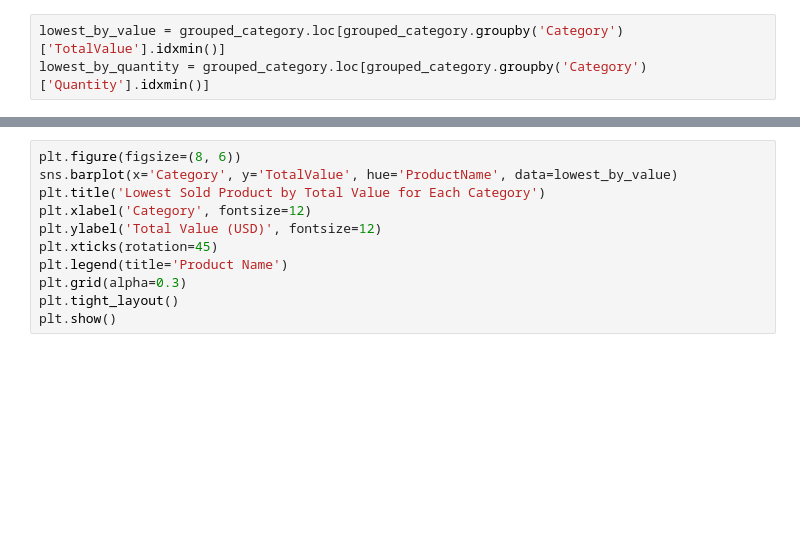
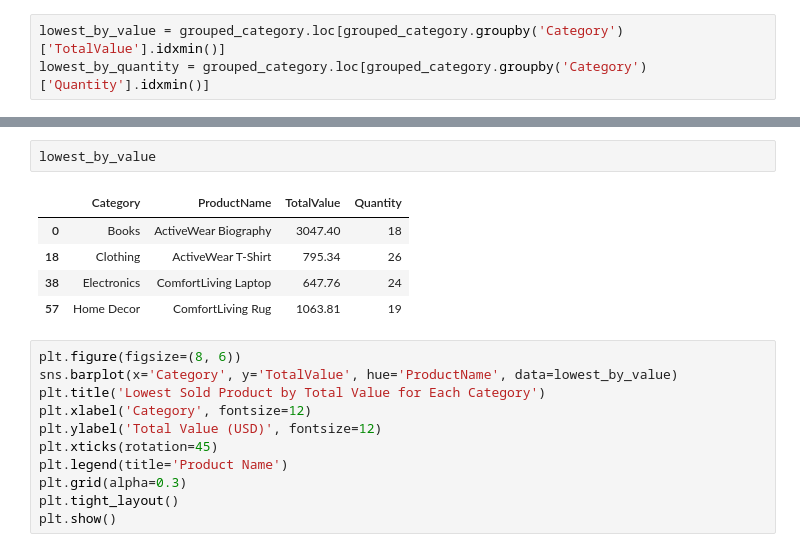
Before and after one commit to Samir433/Data_Science_Assignment, a Jupyter notebook: Samir_Atpadkar_EDA.ipynb, the cells around one changed output, grey strips where cells are left out. Cells and saved outputs as stored; diff of their text form; blank space fills up the shorter version.

```diff
--- a/Samir_Atpadkar_EDA.ipynb
+++ b/Samir_Atpadkar_EDA.ipynb
@@ -317,3 +318,11 @@ lowest_by_quantity = grouped_category.loc[grouped_category.groupby('Category')['
+# %%
+lowest_by_value
+# %% [output]
+|  | Category | ProductName | TotalValue | Quantity |
+| 0 | Books | ActiveWear Biography | 3047.40 | 18 |
+| 18 | Clothing | ActiveWear T-Shirt | 795.34 | 26 |
+| 38 | Electronics | ComfortLiving Laptop | 647.76 | 24 |
+| 57 | Home Decor | ComfortLiving Rug | 1063.81 | 19 |
 # %%
 plt.figure(figsize=(8, 6))
 sns.barplot(x='Category', y='TotalValue', hue='ProductName', data=lowest_by_value)
```
Also changed, not shown: parts of 5 cells of this notebook, 2 other files.
